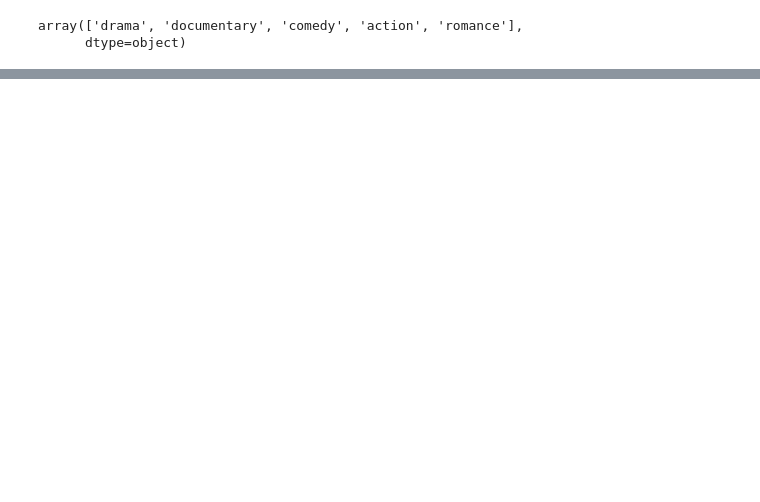
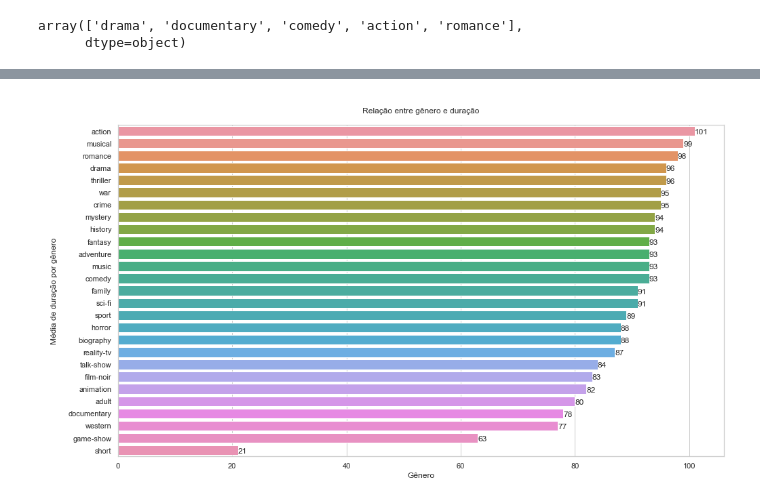
Before and after one commit to BrunoOMelo/Project01-PythonAnalytics, a Jupyter notebook: project_analytics.ipynb, the cells around one changed output, grey strips where cells are left out. Saved outputs shown, nothing was run; the diff lists cells and outputs as text; code cells hidden in the pictures; blank space fills up the shorter version.

Commit message:
Sixth and seventh business question
What is the longest movie? And calculate the percentiles; What is the relationship between runtime and genre?

```diff
--- a/project_analytics.ipynb
+++ b/project_analytics.ipynb
@@ -753,0 +844,6 @@ plt.show()
+# %%
+genero_runtime = []
+for item in genero_unico:
+    consulta = 'SELECT runtime_minutes AS Runtime FROM  titles  WHERE genres LIKE '+ '\''+'%'+item+'%'+'\' AND type=\'movie\' AND Runtime != \'NaN\''
+    resultado = pd.read_sql_query(consulta, conn)
+    genero_runtime.append(round(np.mean(resultado['Runtime'])))
@@ -753,0 +870,31 @@ plt.show()
+# %%
+#prepara o dataframe
+df_genero_runtime = pd.DataFrame()
+df_genero_runtime['genre'] = genero_unico
+df_genero_runtime['runtimeAVG'] = genero_runtime
+# %%
+#tirando o indice 18 (news)
+df_genero_runtime = df_genero_runtime.drop(index=18)
+# %%
+#ordenando os dados em ordem decrescente
+df_genero_runtime = df_genero_runtime.sort_values(by='runtimeAVG', ascending= False)
+# %%
+#plot
+
+#tamanho da figura
+plt.figure(figsize=(16,9))
+
+#barplot
+sns.barplot(y=df_genero_runtime.genre, x=df_genero_runtime.runtimeAVG, orient='h')
+
+#loop
+for i in range(len(df_genero_runtime.index)):
+    plt.text(df_genero_runtime.runtimeAVG[df_genero_runtime.index[i]],
+             i+0.25,round(df_genero_runtime['runtimeAVG'][df_genero_runtime.index[i]],2))
+
+plt.xlabel('Gênero')
+plt.ylabel('\nMédia de duração por gênero\n')
+plt.title('\nRelação entre gênero e duração\n')
+plt.show()
+# %% [output]
+[figure, added]
```
Also changed, not shown: parts of 31 cells of this notebook.
